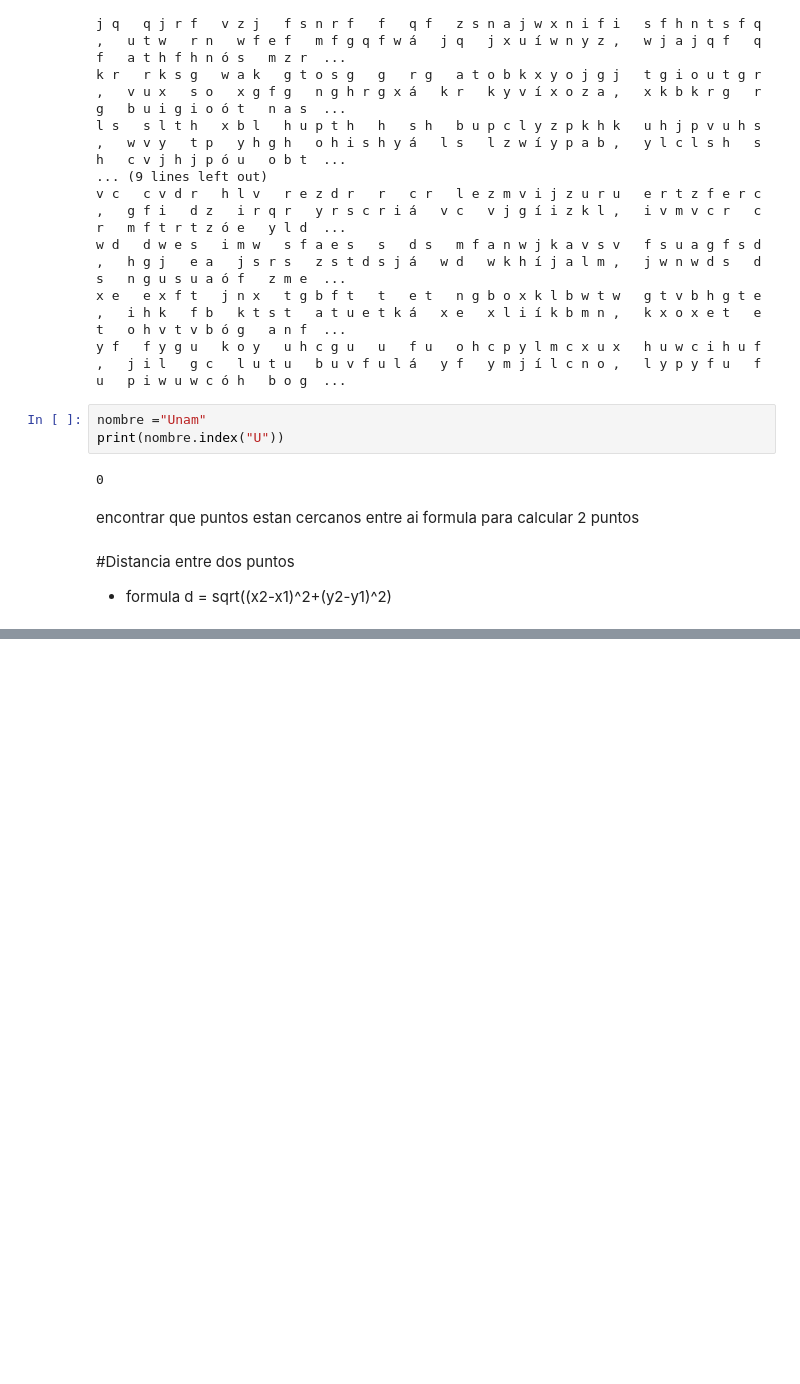
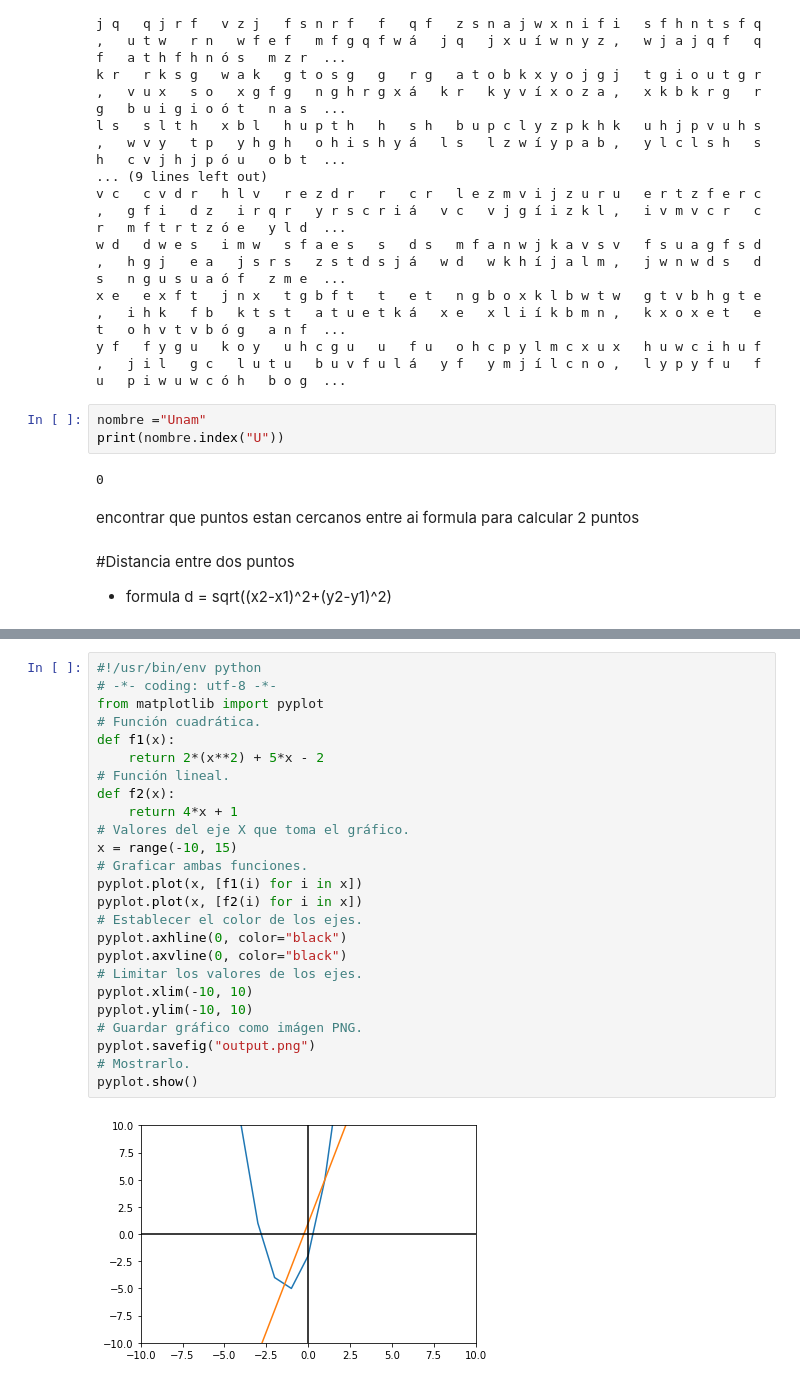
Before and after one commit to AdrianDali/diseno_analisis_de_algoritmos, a Jupyter notebook: Untitled5.ipynb, the cells around one changed output, grey strips where cells are left out. Drawn from its saved outputs; the diff is of its cells as text; blank space fills up the shorter version.

```diff
--- a/Untitled5.ipynb
+++ b/Untitled5.ipynb
@@ -131,0 +134,27 @@ if __name__ == "__main__":
+# %%
+#!/usr/bin/env python
+# -*- coding: utf-8 -*-
+from matplotlib import pyplot
+# Función cuadrática.
+def f1(x):
+    return 2*(x**2) + 5*x - 2
+# Función lineal.
+def f2(x):
+    return 4*x + 1
+# Valores del eje X que toma el gráfico.
+x = range(-10, 15)
+# Graficar ambas funciones.
+pyplot.plot(x, [f1(i) for i in x])
+pyplot.plot(x, [f2(i) for i in x])
+# Establecer el color de los ejes.
+pyplot.axhline(0, color="black")
+pyplot.axvline(0, color="black")
+# Limitar los valores de los ejes.
+pyplot.xlim(-10, 10)
+pyplot.ylim(-10, 10)
+# Guardar gráfico como imágen PNG.
+pyplot.savefig("output.png")
+# Mostrarlo.
+pyplot.show()
+# %% [output]
+[figure, added]
```
Also changed, not shown: parts of 1 cell of this notebook, 5 other files.
